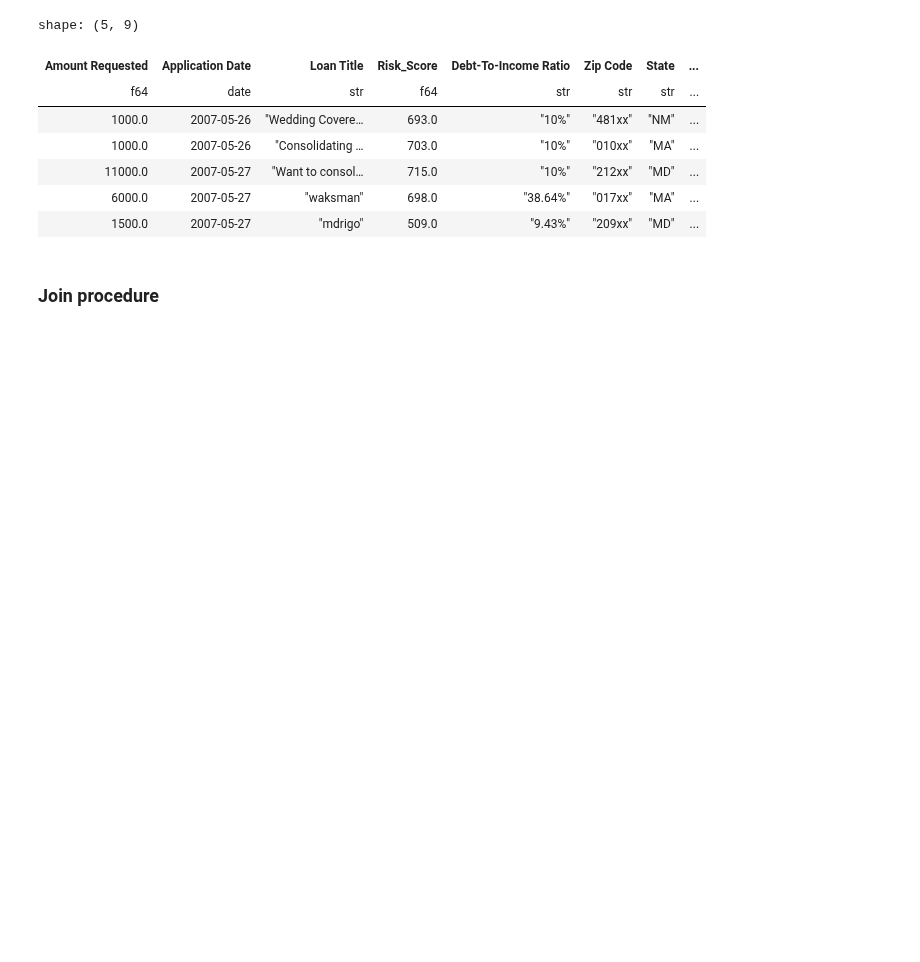
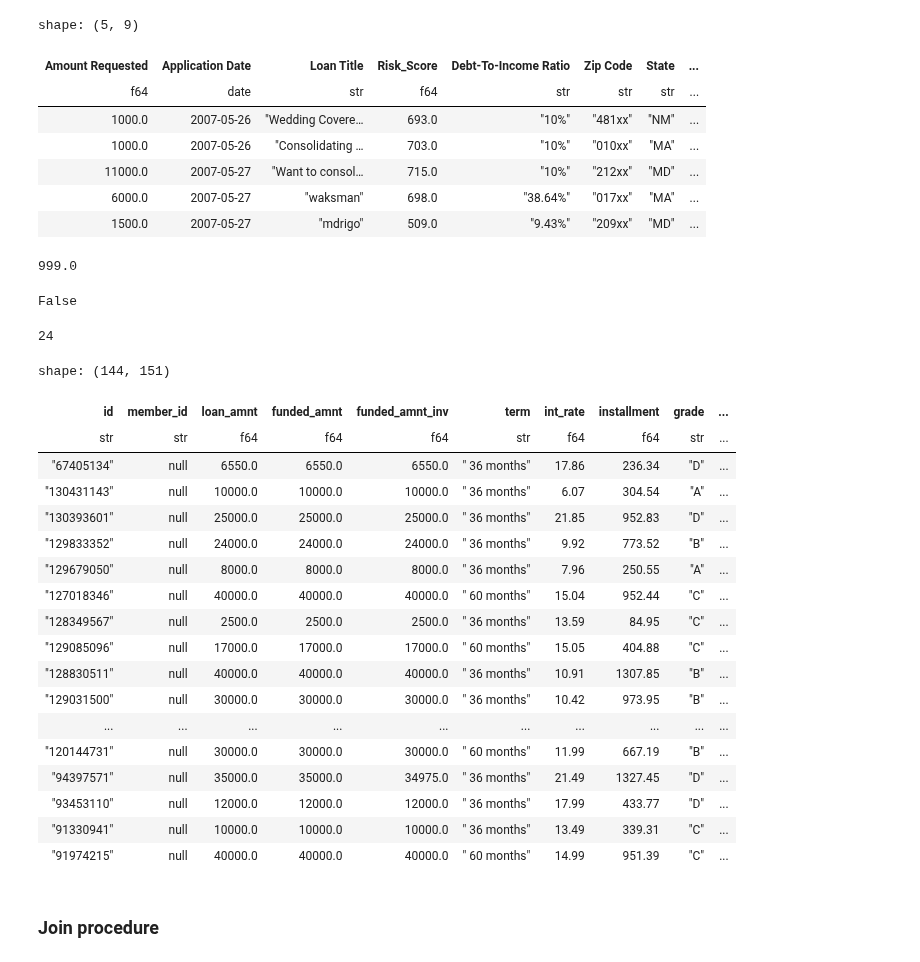
Before and after one commit to gediminas-skvarnavicius/lending-club, a Jupyter notebook: EDA.ipynb, the cells around one changed output. Drawn from its saved outputs; the diff is of its cells as text; code cells hidden in the pictures; blank space fills up the shorter version.

Commit message:
tuning updated grade eda started

```diff
--- a/EDA.ipynb
+++ b/EDA.ipynb
@@ -87,3 +96,37 @@ shape: (5, 9)
 | 11000.0 | 2007-05-27 | "Want to consol… | 715.0 | "10%" | "212xx" | "MD" | ... |
 | 6000.0 | 2007-05-27 | "waksman" | 698.0 | "38.64%" | "017xx" | "MA" | ... |
 | 1500.0 | 2007-05-27 | "mdrigo" | 509.0 | "9.43%" | "209xx" | "MD" | ... |
+# %%
+data_accepted['dti'].max()
+# %% [output]
+999.0
+# %%
+data_accepted.filter(data_accepted['dti']==999)['dti_joint'].is_null().any()
+# %% [output]
+False
+# %%
+data_accepted.find_idx_by_name('dti')
+# %% [output]
+24
+# %%
+data_accepted.filter(data_accepted['dti']>900)
+# %% [output]
+shape: (144, 151)
+| id | member_id | loan_amnt | funded_amnt | funded_amnt_inv | term | int_rate | installment | grade | ... |
+| str | str | f64 | f64 | f64 | str | f64 | f64 | str | ... |
+| "67405134" | null | 6550.0 | 6550.0 | 6550.0 | " 36 months" | 17.86 | 236.34 | "D" | ... |
+| "130431143" | null | 10000.0 | 10000.0 | 10000.0 | " 36 months" | 6.07 | 304.54 | "A" | ... |
+| "130393601" | null | 25000.0 | 25000.0 | 25000.0 | " 36 months" | 21.85 | 952.83 | "D" | ... |
+| "129833352" | null | 24000.0 | 24000.0 | 24000.0 | " 36 months" | 9.92 | 773.52 | "B" | ... |
+| "129679050" | null | 8000.0 | 8000.0 | 8000.0 | " 36 months" | 7.96 | 250.55 | "A" | ... |
+| "127018346" | null | 40000.0 | 40000.0 | 40000.0 | " 60 months" | 15.04 | 952.44 | "C" | ... |
+| "128349567" | null | 2500.0 | 2500.0 | 2500.0 | " 36 months" | 13.59 | 84.95 | "C" | ... |
+| "129085096" | null | 17000.0 | 17000.0 | 17000.0 | " 60 months" | 15.05 | 404.88 | "C" | ... |
+| "128830511" | null | 40000.0 | 40000.0 | 40000.0 | " 36 months" | 10.91 | 1307.85 | "B" | ... |
+| "129031500" | null | 30000.0 | 30000.0 | 30000.0 | " 36 months" | 10.42 | 973.95 | "B" | ... |
+| ... | ... | ... | ... | ... | ... | ... | ... | ... | ... |
+| "120144731" | null | 30000.0 | 30000.0 | 30000.0 | " 60 months" | 11.99 | 667.19 | "B" | ... |
+| "94397571" | null | 35000.0 | 35000.0 | 34975.0 | " 36 months" | 21.49 | 1327.45 | "D" | ... |
+| "93453110" | null | 12000.0 | 12000.0 | 12000.0 | " 36 months" | 17.99 | 433.77 | "D" | ... |
+| "91330941" | null | 10000.0 | 10000.0 | 10000.0 | " 36 months" | 13.49 | 339.31 | "C" | ... |
+| "91974215" | null | 40000.0 | 40000.0 | 40000.0 | " 60 months" | 14.99 | 951.39 | "C" | ... |
```
Also changed, not shown: parts of 35 cells of this notebook, 4 other files.
